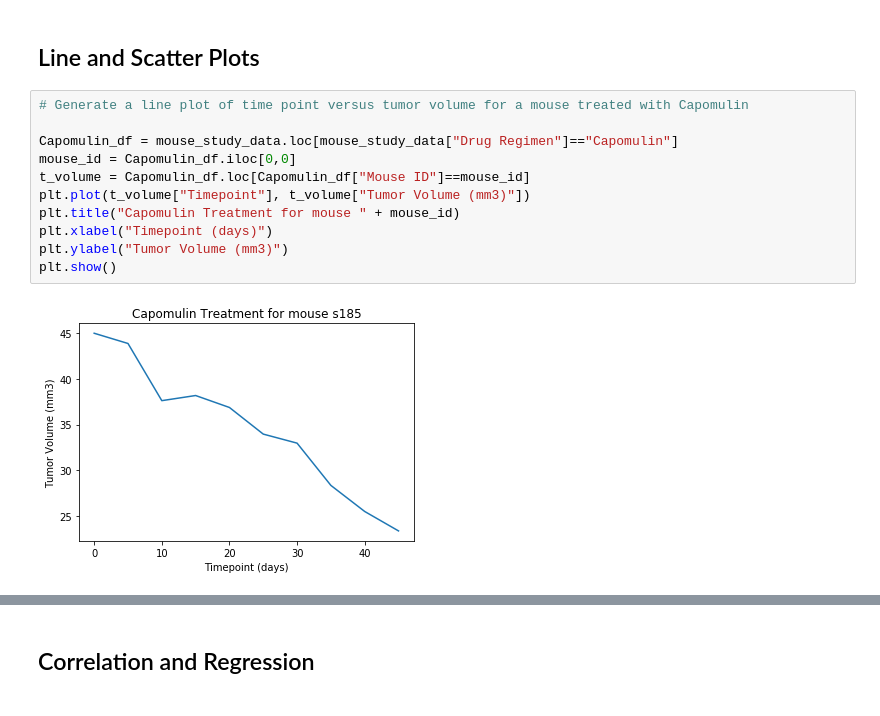
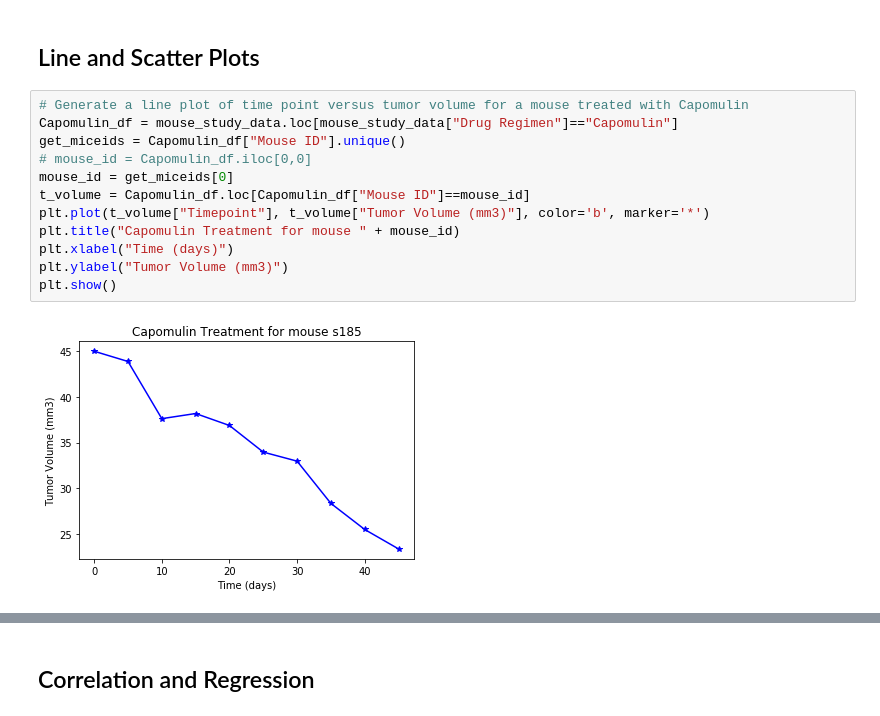
Before and after one commit to rshmnkgit/Matplot_Challenge, a Jupyter notebook: Pymaceuticals/pymaceuticals_starter.ipynb, the cells around one changed output, grey strips where cells are left out. Cells and saved outputs as stored; diff of their text form.

```diff
--- a/Pymaceuticals/pymaceuticals_starter.ipynb
+++ b/Pymaceuticals/pymaceuticals_starter.ipynb
@@ -316,14 +340,15 @@ plt.show()
 ## Line and Scatter Plots
 # %%
 # Generate a line plot of time point versus tumor volume for a mouse treated with Capomulin
-
 Capomulin_df = mouse_study_data.loc[mouse_study_data["Drug Regimen"]=="Capomulin"]
-mouse_id = Capomulin_df.iloc[0,0]
+get_miceids = Capomulin_df["Mouse ID"].unique()
+# mouse_id = Capomulin_df.iloc[0,0]
+mouse_id = get_miceids[0]
 t_volume = Capomulin_df.loc[Capomulin_df["Mouse ID"]==mouse_id]
-plt.plot(t_volume["Timepoint"], t_volume["Tumor Volume (mm3)"])
+plt.plot(t_volume["Timepoint"], t_volume["Tumor Volume (mm3)"], color='b', marker='*')
 plt.title("Capomulin Treatment for mouse " + mouse_id)
-plt.xlabel("Timepoint (days)")
+plt.xlabel("Time (days)")
 plt.ylabel("Tumor Volume (mm3)")
 plt.show()
 # %% [output]
-[figure, old version]
+[figure, new version]
```
Also changed, not shown: parts of 21 cells of this notebook, 6 other files.
